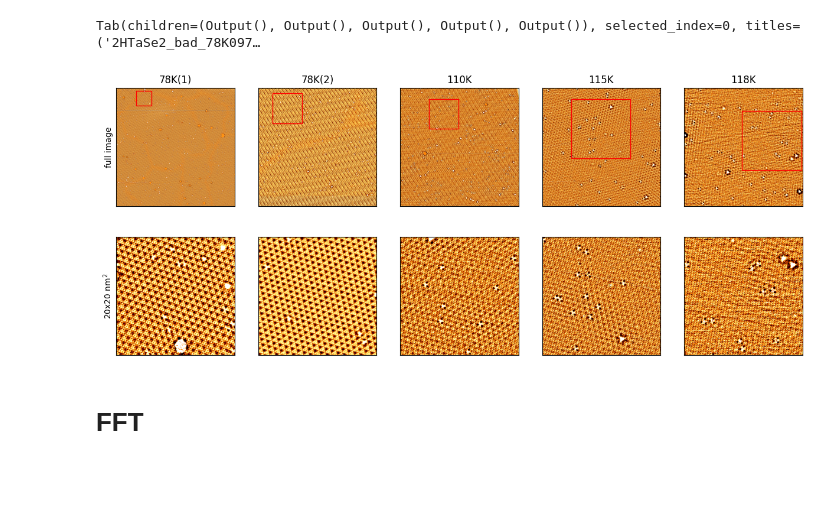
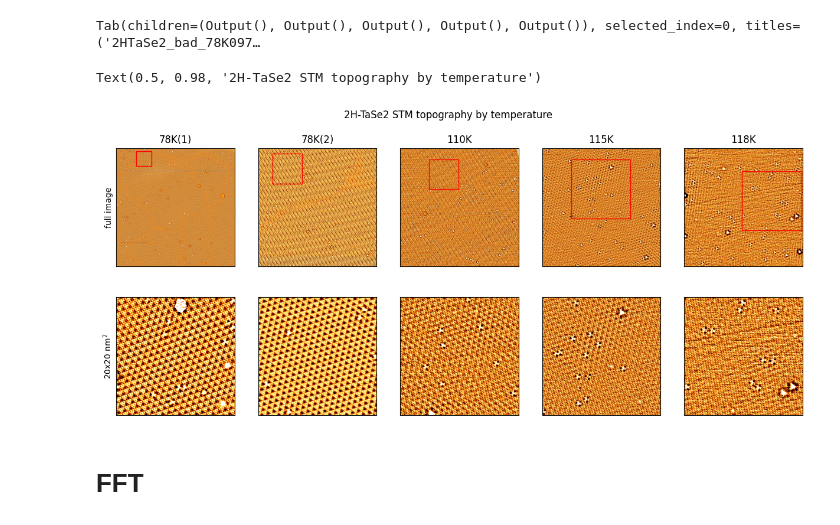
Before and after one commit to Potdooshami/2H_TaSe2_Tc_STM, a Jupyter notebook: fromCleaned.ipynb, the cells around one changed output. Cells and saved outputs as stored; diff of their text form; code cells hidden in the pictures; blank space fills up the shorter version.

Commit message:
FEAT: Generate a figure with FFT analysis for internal sharing

```diff
--- a/fromCleaned.ipynb
+++ b/fromCleaned.ipynb
@@ -60,36 +60,38 @@ for idt,isb,x0,y0 in zip(idts,range(len(idts)),x0s,y0s):
     ax = axs[0,isb]
     plt.sca(ax)
     arr = arrSries[fns[idt]]
     plt.imshow(arr,cmap='afmhot')
     auto199()
     tickoff()
     ax.set_title(df['nms'][idt])
     pxl20nm = int((sz[idt]/nano[idt]) *20)
     if isb == 0:
         ax.set_ylabel('full image')
 
     ax = axs[1,isb]
     plt.sca(ax)
     plt.imshow(arr,cmap='afmhot')
     auto199()
     tickoff()
     ax.set_xlim(x0,pxl20nm+x0)
-    ax.set_ylim(y0,pxl20nm+y0)
+    ax.set_ylim(pxl20nm+y0,y0)
+    # ax.
     if isb == 0:
         ax.set_ylabel('20x20 nm$^2$')
 from matplotlib.patches import Rectangle
 for idt, isb, x0, y0 in zip(idts, range(len(idts)), x0s, y0s):
     ax = axs[0, isb]
     pxl20nm = int((sz[idt] / nano[idt]) * 20)
     rect = Rectangle((x0, y0), pxl20nm, pxl20nm, linewidth=1, edgecolor='r', facecolor='none')
     ax.add_patch(rect)
-
+plt.suptitle('2H-TaSe2 STM topography by temperature')
 # To see the result, you need to execute the next cell (12) to create the plot first,
 # and then come back and execute this cell.
 # The figure object `fig` needs to be displayed to see the changes.
 # fig
 # %% [output]
+Text(0.5, 0.98, '2H-TaSe2 STM topography by temperature')
-[figure, old version]
+[figure, new version]
 # %% [markdown]
 # FFT
 # %% [markdown]
```
Also changed, not shown: parts of 12 cells of this notebook.
